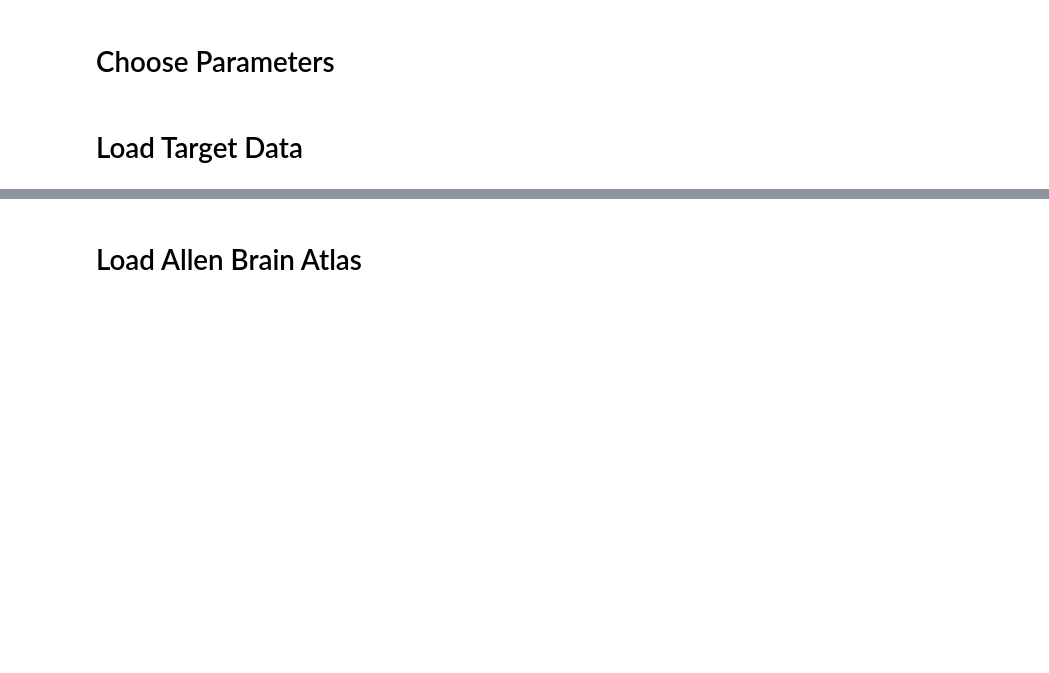
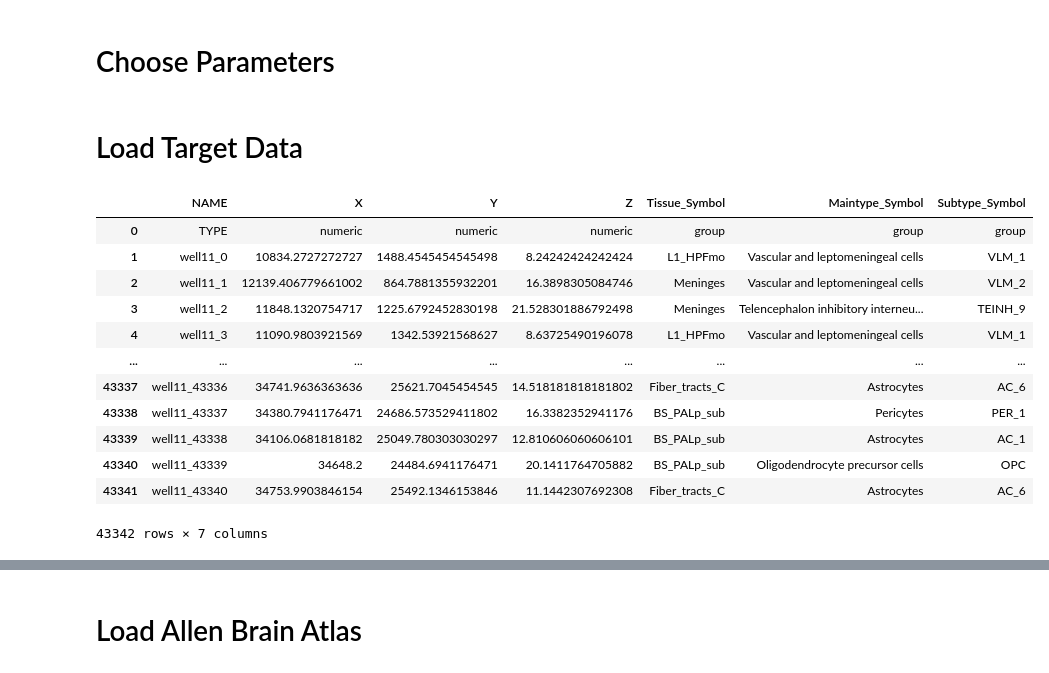
Before and after one commit to JEFworks-Lab/STalign, a Jupyter notebook: 3D-2D_ABA_Slice_ma.ipynb, the cells around one changed output, grey strips where cells are left out. Drawn from its saved outputs; the diff is of its cells as text; code cells hidden in the pictures; blank space fills up the shorter version.

```diff
--- a/3D-2D_ABA_Slice_ma.ipynb
+++ b/3D-2D_ABA_Slice_ma.ipynb
@@ -58,5 +65,21 @@ v = np.array([float(numeric_string) for numeric_string in v])
 
 N = x.shape[0]
+# %%
+df
+# %% [output]
+|  | NAME | X | Y | Z | Tissue_Symbol | Maintype_Symbol | Subtype_Symbol |
+| 0 | TYPE | numeric | numeric | numeric | group | group | group |
+| 1 | well11_0 | 10834.2727272727 | 1488.4545454545498 | 8.24242424242424 | L1_HPFmo | Vascular and leptomeningeal cells | VLM_1 |
+| 2 | well11_1 | 12139.406779661002 | 864.7881355932201 | 16.3898305084746 | Meninges | Vascular and leptomeningeal cells | VLM_2 |
+| 3 | well11_2 | 11848.1320754717 | 1225.6792452830198 | 21.528301886792498 | Meninges | Telencephalon inhibitory interneu... | TEINH_9 |
+| 4 | well11_3 | 11090.9803921569 | 1342.53921568627 | 8.63725490196078 | L1_HPFmo | Vascular and leptomeningeal cells | VLM_1 |
+| ... | ... | ... | ... | ... | ... | ... | ... |
+| 43337 | well11_43336 | 34741.9636363636 | 25621.7045454545 | 14.518181818181802 | Fiber_tracts_C | Astrocytes | AC_6 |
+| 43338 | well11_43337 | 34380.7941176471 | 24686.573529411802 | 16.3382352941176 | BS_PALp_sub | Pericytes | PER_1 |
+| 43339 | well11_43338 | 34106.0681818182 | 25049.780303030297 | 12.810606060606101 | BS_PALp_sub | Astrocytes | AC_1 |
+| 43340 | well11_43339 | 34648.2 | 24484.6941176471 | 20.1411764705882 | BS_PALp_sub | Oligodendrocyte precursor cells | OPC |
+| 43341 | well11_43340 | 34753.9903846154 | 25492.1346153846 | 11.1442307692308 | Fiber_tracts_C | Astrocytes | AC_6 |
+43342 rows × 7 columns
 # %%
 #Rasterize Image
 X_,Y_,W = tools.rasterize(x,y,dx=dx,draw=False)
```
Also changed, not shown: parts of 6 cells of this notebook, 1 other file.
